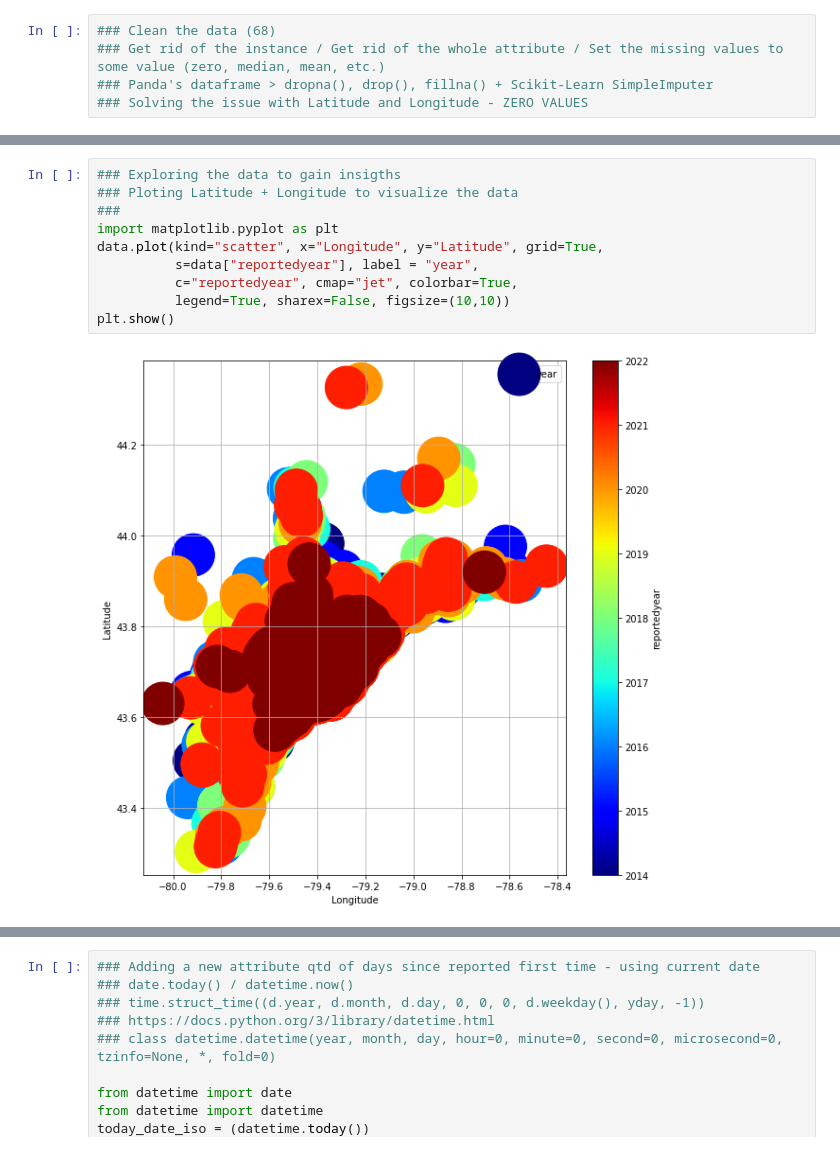
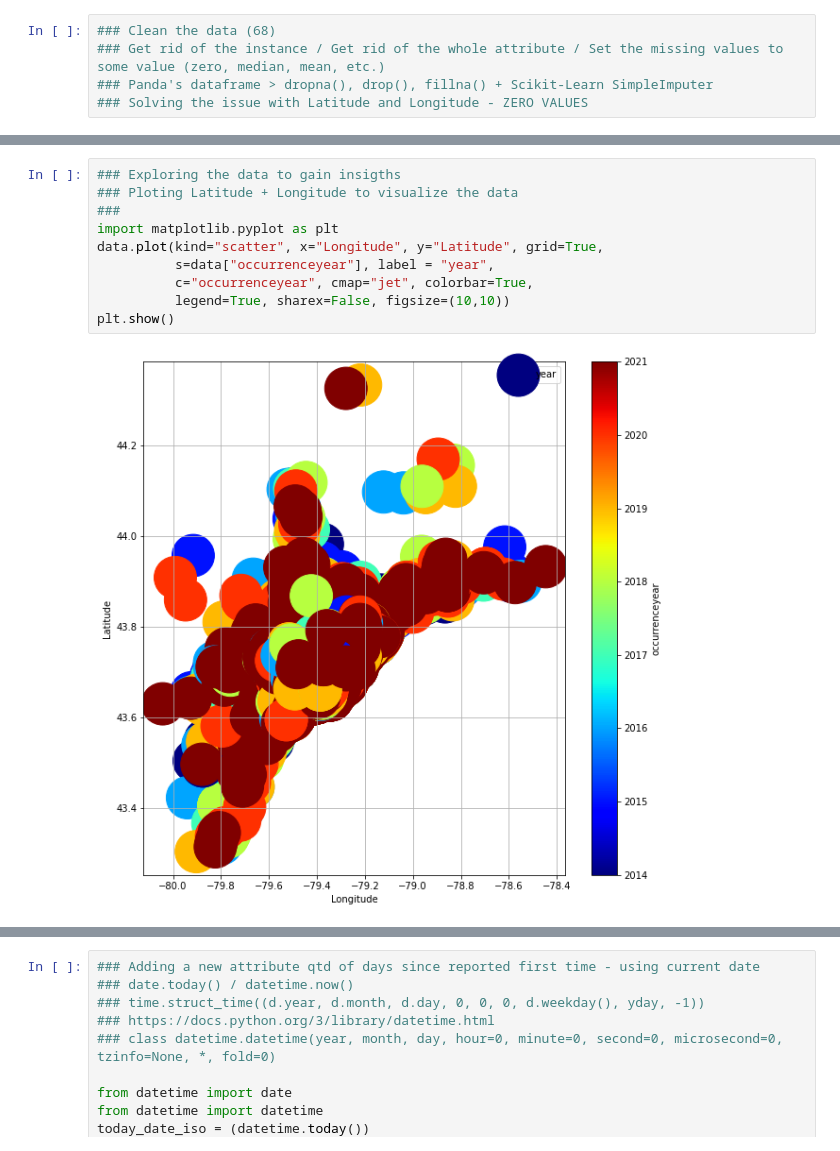
Before and after one commit to sanoliv/SCS_3253_061-Machine-Learning, a Jupyter notebook: Toronto_Police_Major_Crime_Indicators_MCI.ipynb, the cells around one changed output, grey strips where cells are left out. Cells and saved outputs as stored; diff of their text form.

```diff
--- a/Toronto_Police_Major_Crime_Indicators_MCI.ipynb
+++ b/Toronto_Police_Major_Crime_Indicators_MCI.ipynb
@@ -631,15 +668,15 @@ plt.show()
 # %%
 ### Exploring the data to gain insigths
 ### Ploting Latitude + Longitude to visualize the data
 ###
 import matplotlib.pyplot as plt
 data.plot(kind="scatter", x="Longitude", y="Latitude", grid=True,
-          s=data["reportedyear"], label = "year",
-          c="reportedyear", cmap="jet", colorbar=True,
+          s=data["occurrenceyear"], label = "year",
+          c="occurrenceyear", cmap="jet", colorbar=True,
           legend=True, sharex=False, figsize=(10,10))
 plt.show()
 # %% [output]
-[figure, old version]
+[figure, new version]
 # %%
 ### Exploring the data to gain insigths
 ### Ploting Latitude + Longitude to visualize the data
```
Also changed, not shown: parts of 59 cells of this notebook.
